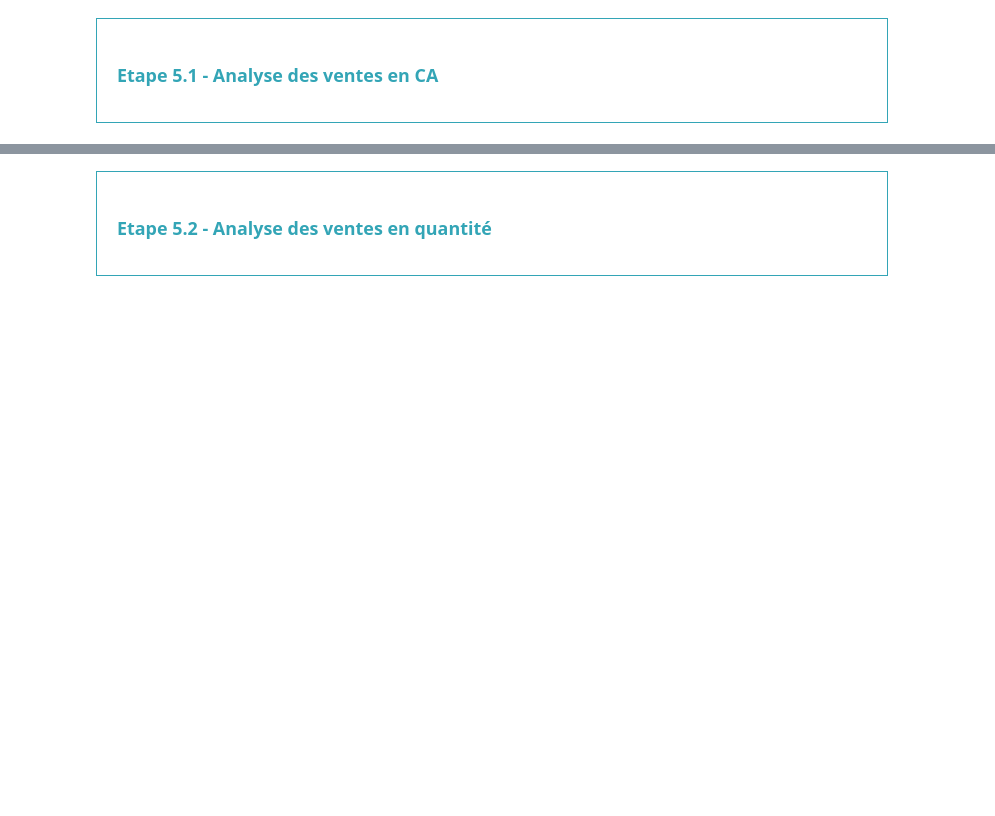
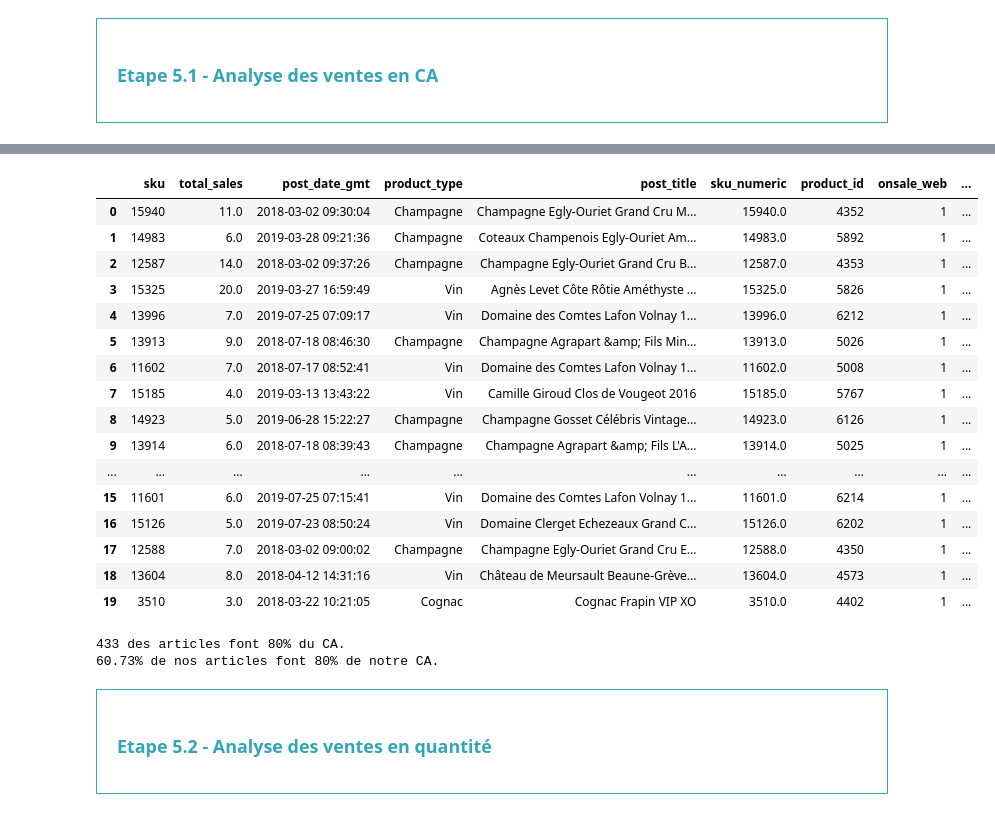
Before and after one commit to ifTrueReturnFalse/retraining-data-analysis-store, a Jupyter notebook: bottleneck_analysis.ipynb, the cells around one changed output, grey strips where cells are left out. Drawn from its saved outputs; the diff is of its cells as text; code cells hidden in the pictures; blank space fills up the shorter version.

```diff
--- a/bottleneck_analysis.ipynb
+++ b/bottleneck_analysis.ipynb
@@ -757,3 +819,5 @@ df_fusion[df_fusion['z_score'] > 3]
 
 #Calculer la somme de la colonne "ca_par_article"
 #Ce résultat correspond au chiffre d'affaire du site web
+df_fusion['ca_par_article'] = df_fusion['total_sales'] * df_fusion['price']
+df_fusion.head()
@@ -760,12 +831,31 @@ df_fusion[df_fusion['z_score'] > 3]
 # %%
 ###############################
 # Palmarès des articles en CA #
 ###############################
 
 #Effectuer le tri dans l'ordre décroissant du CA du dataset df_merge
+df_fusion = df_fusion.sort_values('ca_par_article', ascending=False)
 
 #Réinitialiser l'index du dataset par un reset_index
+df_fusion = df_fusion.reset_index(drop=True)
 
 #Afficher les 20 premiers articles en CA
-
-#Graphique en barre des 20 premiers articles avec plotly express
+df_fusion.head(20)
+# %% [output]
+|  | sku | total_sales | post_date_gmt | product_type | post_title | sku_numeric | product_id | onsale_web | ... |
+| 0 | 15940 | 11.0 | 2018-03-02 09:30:04 | Champagne | Champagne Egly-Ouriet Grand Cru M... | 15940.0 | 4352 | 1 | ... |
+| 1 | 14983 | 6.0 | 2019-03-28 09:21:36 | Champagne | Coteaux Champenois Egly-Ouriet Am... | 14983.0 | 5892 | 1 | ... |
+| 2 | 12587 | 14.0 | 2018-03-02 09:37:26 | Champagne | Champagne Egly-Ouriet Grand Cru B... | 12587.0 | 4353 | 1 | ... |
+| 3 | 15325 | 20.0 | 2019-03-27 16:59:49 | Vin | Agnès Levet Côte Rôtie Améthyste ... | 15325.0 | 5826 | 1 | ... |
+| 4 | 13996 | 7.0 | 2019-07-25 07:09:17 | Vin | Domaine des Comtes Lafon Volnay 1... | 13996.0 | 6212 | 1 | ... |
+| 5 | 13913 | 9.0 | 2018-07-18 08:46:30 | Champagne | Champagne Agrapart &amp; Fils Min... | 13913.0 | 5026 | 1 | ... |
+| 6 | 11602 | 7.0 | 2018-07-17 08:52:41 | Vin | Domaine des Comtes Lafon Volnay 1... | 11602.0 | 5008 | 1 | ... |
+| 7 | 15185 | 4.0 | 2019-03-13 13:43:22 | Vin | Camille Giroud Clos de Vougeot 2016 | 15185.0 | 5767 | 1 | ... |
+| 8 | 14923 | 5.0 | 2019-06-28 15:22:27 | Champagne | Champagne Gosset Célébris Vintage... | 14923.0 | 6126 | 1 | ... |
+| 9 | 13914 | 6.0 | 2018-07-18 08:39:43 | Champagne | Champagne Agrapart &amp; Fils L'A... | 13914.0 | 5025 | 1 | ... |
+| ... | ... | ... | ... | ... | ... | ... | ... | ... | ... |
+| 15 | 11601 | 6.0 | 2019-07-25 07:15:41 | Vin | Domaine des Comtes Lafon Volnay 1... | 11601.0 | 6214 | 1 | ... |
+| 16 | 15126 | 5.0 | 2019-07-23 08:50:24 | Vin | Domaine Clerget Echezeaux Grand C... | 15126.0 | 6202 | 1 | ... |
+| 17 | 12588 | 7.0 | 2018-03-02 09:00:02 | Champagne | Champagne Egly-Ouriet Grand Cru E... | 12588.0 | 4350 | 1 | ... |
+| 18 | 13604 | 8.0 | 2018-04-12 14:31:16 | Vin | Château de Meursault Beaune-Grève... | 13604.0 | 4573 | 1 | ... |
+| 19 | 3510 | 3.0 | 2018-03-22 10:21:05 | Cognac | Cognac Frapin VIP XO | 3510.0 | 4402 | 1 | ... |
@@ -775,12 +885,21 @@ df_fusion[df_fusion['z_score'] > 3]
 #############################
 
 #Créer une colonne calculant la part du CA de la ligne dans le dataset
+ca_total = df_fusion['ca_par_article'].sum()
+df_fusion['part_ca'] = ((df_fusion['ca_par_article'] / ca_total) * 100)
 
 #Créer une colonne réalisant la somme cumulative de la colonne précedemment créée
+df_fusion['ca_cumule'] = df_fusion['part_ca'].cumsum()
 
 #Grâce aux deux colonnes créées précedemment, calculer le nombre d'articles représentant 80% du CA
+nombre_article_80 = len(df_fusion[df_fusion['ca_cumule'] <= 80.0])
+print(f"{nombre_article_80} des articles font 80% du CA.")
 
 #Afficher la proportion que représente ce groupe d'articles dans le catalogue entier du site web
+print(f"{(nombre_article_80 / len(df_fusion)) * 100:.2f}% de nos articles font 80% de notre CA.")
+# %% [output]
+433 des articles font 80% du CA.
+60.73% de nos articles font 80% de notre CA.
 # %% [markdown]
 <div style="border: 1px solid RGB(51,165,182);" >
 <h3 style="margin: auto; padding: 20px; color: RGB(51,165,182); ">Etape 5.2 - Analyse des ventes en quantité</h3>
```
Also changed, not shown: parts of 16 cells of this notebook.
